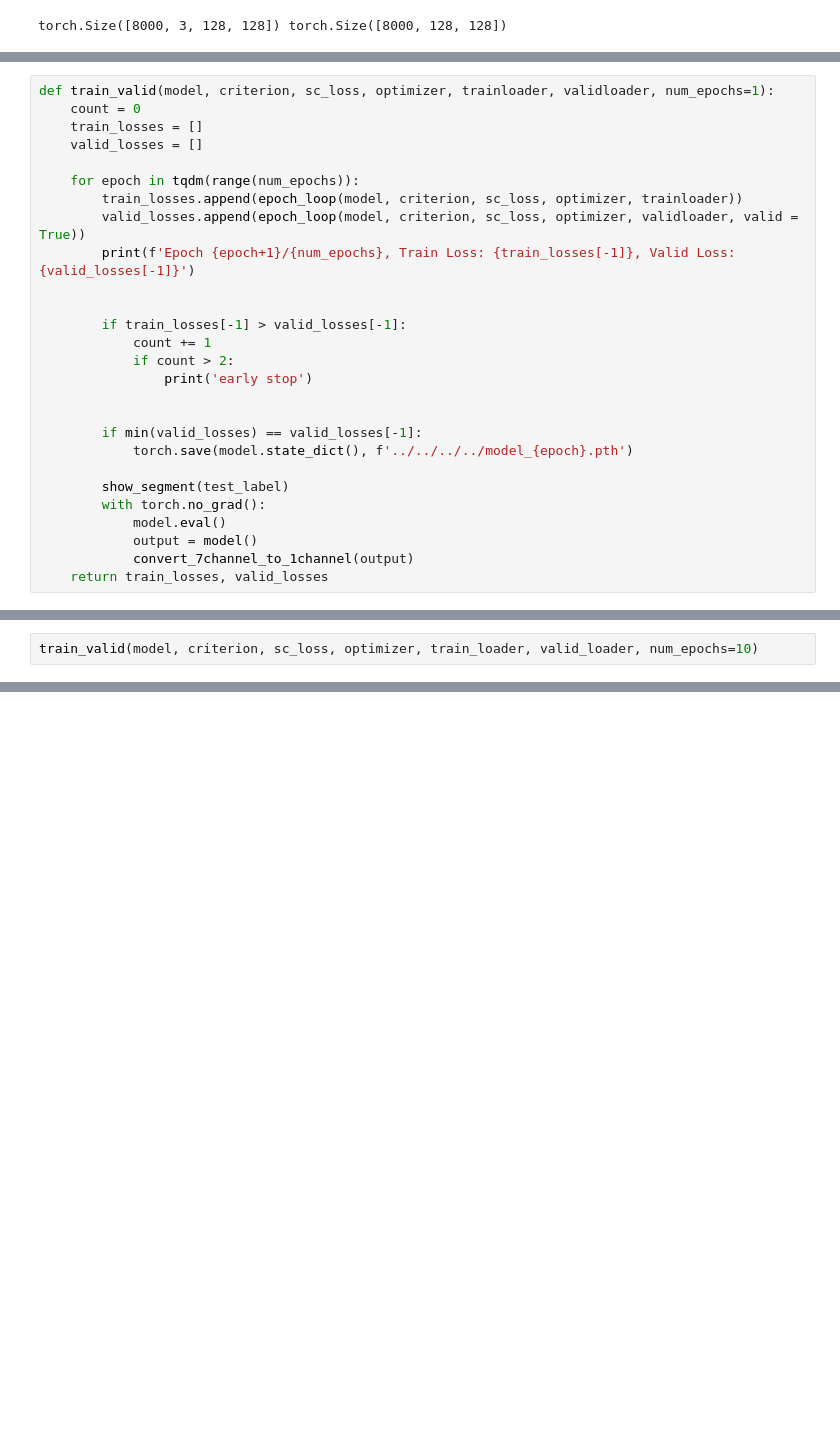
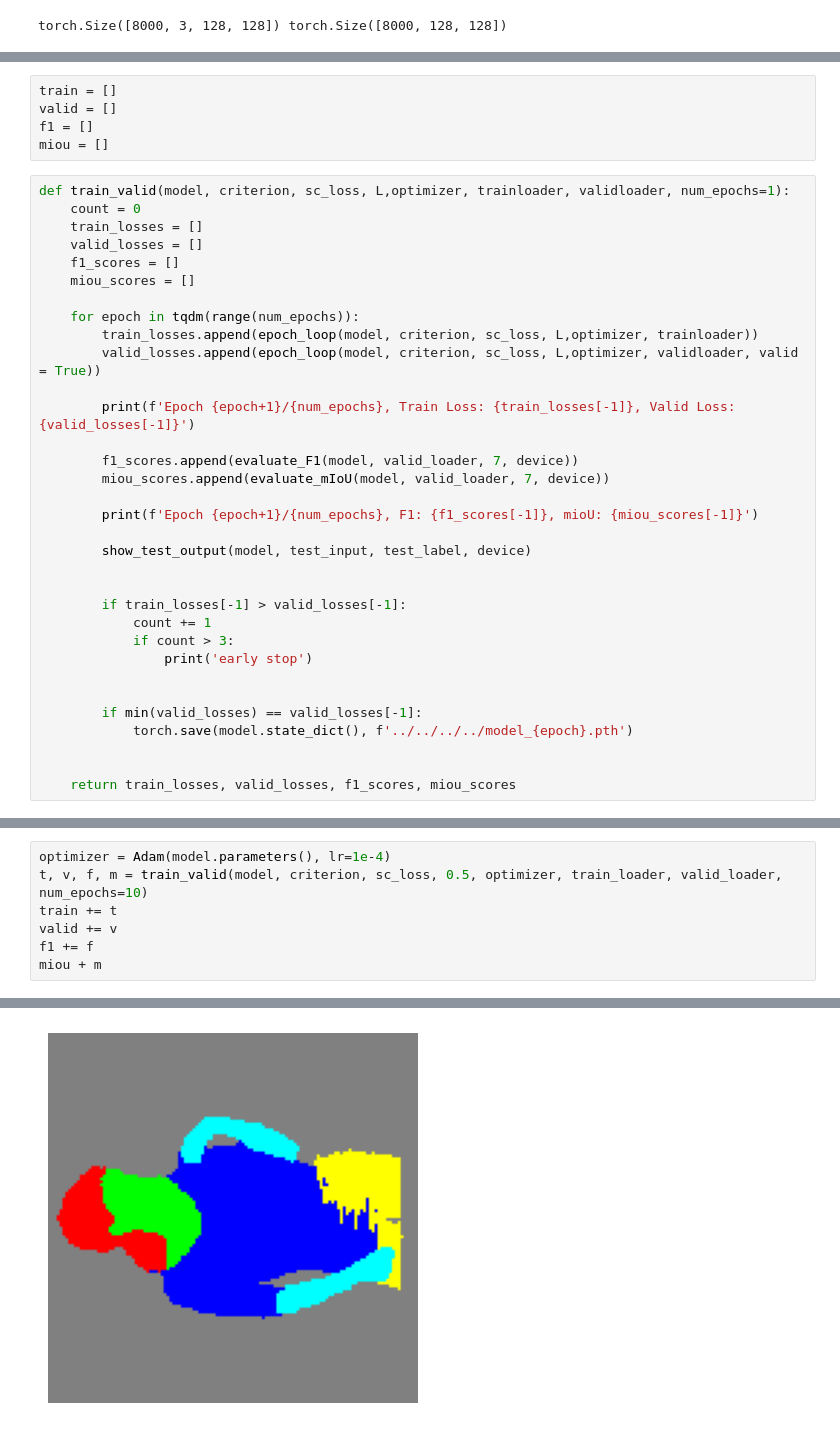
Before and after one commit to outta-3-project-1691/clothes_segmentation, a Jupyter notebook: train_u2_net.ipynb, the cells around one changed output, grey strips where cells are left out. Drawn from its saved outputs; the diff is of its cells as text; blank space fills up the shorter version.

```diff
--- a/train_u2_net.ipynb
+++ b/train_u2_net.ipynb
@@ -101,28 +49,39 @@ with torch.no_grad():
+# %%
+train = []
+valid = []
+f1 = []
+miou = []
 # %%
-def train_valid(model, criterion, sc_loss, optimizer, trainloader, validloader, num_epochs=1):
+def train_valid(model, criterion, sc_loss, L,optimizer, trainloader, validloader, num_epochs=1):
     count = 0
     train_losses = []
     valid_losses = []
+    f1_scores = []
+    miou_scores = []
 
     for epoch in tqdm(range(num_epochs)):
-        train_losses.append(epoch_loop(model, criterion, sc_loss, optimizer, trainloader))
-        valid_losses.append(epoch_loop(model, criterion, sc_loss, optimizer, validloader, valid = True))
+        train_losses.append(epoch_loop(model, criterion, sc_loss, L,optimizer, trainloader))
+        valid_losses.append(epoch_loop(model, criterion, sc_loss, L,optimizer, validloader, valid = True))
+
         print(f'Epoch {epoch+1}/{num_epochs}, Train Loss: {train_losses[-1]}, Valid Loss: {valid_losses[-1]}')
+
+        f1_scores.append(evaluate_F1(model, valid_loader, 7, device))
+        miou_scores.append(evaluate_mIoU(model, valid_loader, 7, device))
+
+        print(f'Epoch {epoch+1}/{num_epochs}, F1: {f1_scores[-1]}, mioU: {miou_scores[-1]}')
+
+        show_test_output(model, test_input, test_label, device)
 
 
         if train_losses[-1] > valid_losses[-1]:
             count += 1
-            if count > 2:
+            if count > 3:
                 print('early stop')
 
 
         if min(valid_losses) == valid_losses[-1]:
             torch.save(model.state_dict(), f'../../../../model_{epoch}.pth')
 
-        show_segment(test_label)
-        with torch.no_grad():
-            model.eval()
-            output = model()
-            convert_7channel_to_1channel(output)
-    return train_losses, valid_losses
+
+    return train_losses, valid_losses, f1_scores, miou_scores
 # %%
@@ -163,5 +122,3 @@ def epoch_loop(model, criterion, sc_loss, optimizer, dataloader, valid=False):
         torch.cuda.empty_cache()
 
     return epoch_loss/len(dataloader)
-# %%
-train_valid(model, criterion, sc_loss, optimizer, train_loader, valid_loader, num_epochs=10)
@@ -178,0 +125,8 @@ KeyboardInterrupt:
+# %%
+optimizer = Adam(model.parameters(), lr=1e-4)
+t, v, f, m = train_valid(model, criterion, sc_loss, 0.5, optimizer, train_loader, valid_loader, num_epochs=10)
+train += t
+valid += v
+f1 += f
+miou + m
+# %% [output]
@@ -178,0 +135 @@ KeyboardInterrupt:
+[figure, added]
```
Also changed, not shown: parts of 16 cells of this notebook.
